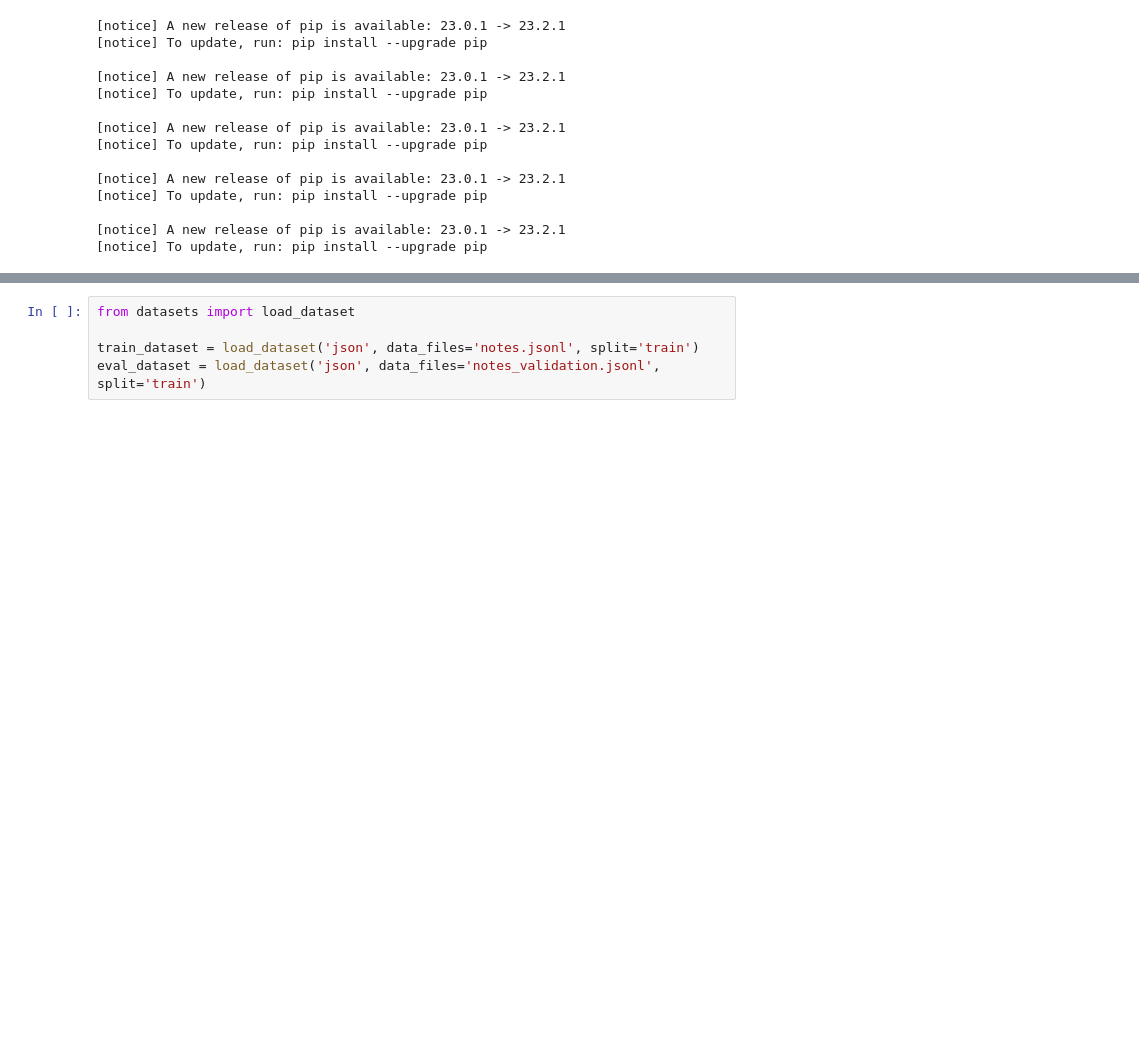
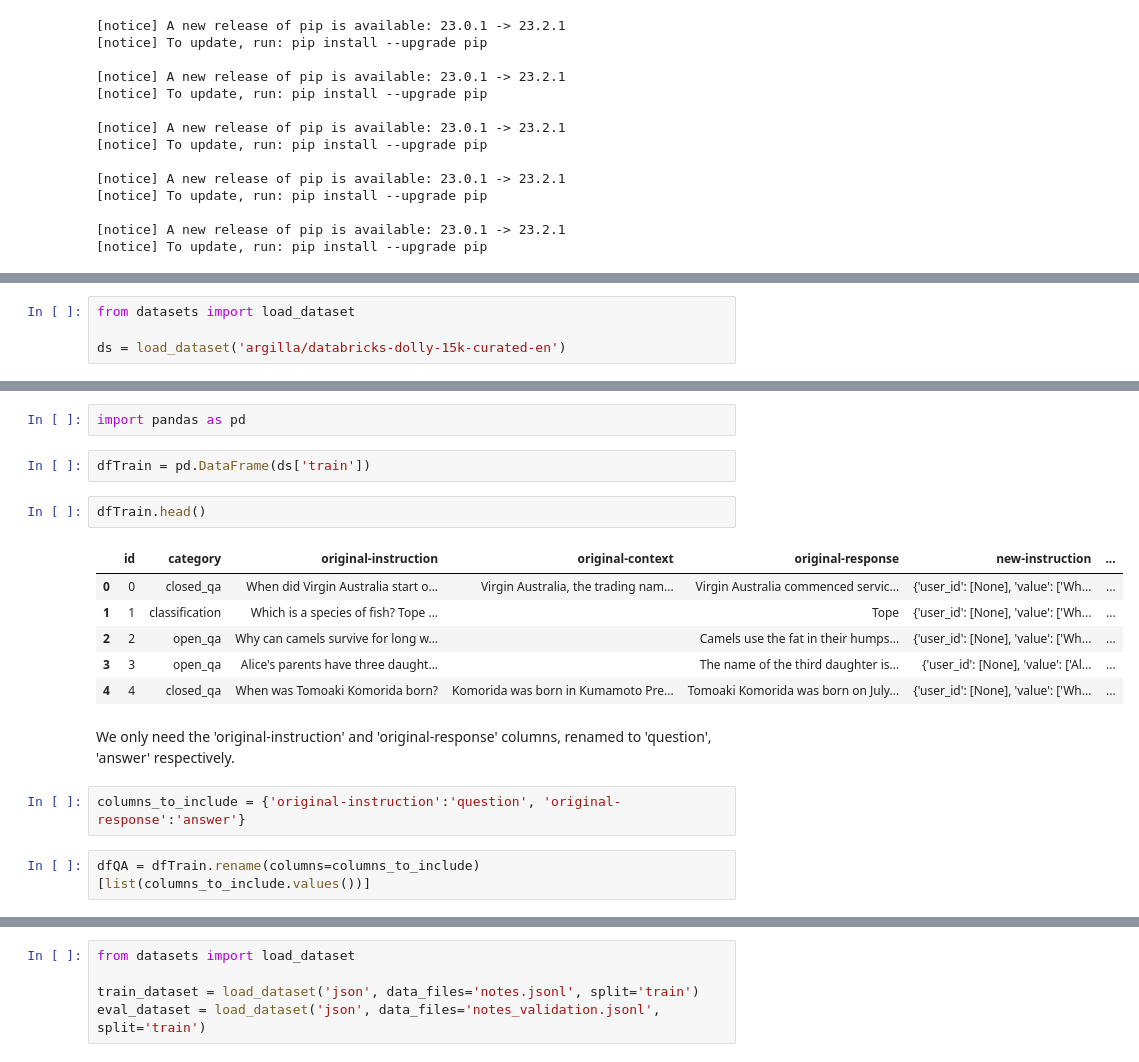
Before and after one commit to rkaunismaa/LLaMa2_PlayGround, a Jupyter notebook: Mistral/mistral-finetune-own-data.ipynb, the cells around one changed output, grey strips where cells are left out. Saved outputs shown, nothing was run; the diff lists cells and outputs as text; blank space fills up the shorter version.

```diff
--- a/Mistral/mistral-finetune-own-data.ipynb
+++ b/Mistral/mistral-finetune-own-data.ipynb
@@ -96,0 +156,4 @@ Note: You can connect your cloud credits (AWS or GCP) by clicking "Org: " on the
+# %%
+from datasets import load_dataset
+
+ds = load_dataset('argilla/databricks-dolly-15k-curated-en')
@@ -96,0 +167,19 @@ Note: You can connect your cloud credits (AWS or GCP) by clicking "Org: " on the
+# %%
+import pandas as pd
+# %%
+dfTrain = pd.DataFrame(ds['train'])
+# %%
+dfTrain.head()
+# %% [output]
+|  | id | category | original-instruction | original-context | original-response | new-instruction | ... |
+| 0 | 0 | closed_qa | When did Virgin Australia start o... | Virgin Australia, the trading nam... | Virgin Australia commenced servic... | {'user_id': [None], 'value': ['Wh... | ... |
+| 1 | 1 | classification | Which is a species of fish? Tope ... |  | Tope | {'user_id': [None], 'value': ['Wh... | ... |
+| 2 | 2 | open_qa | Why can camels survive for long w... |  | Camels use the fat in their humps... | {'user_id': [None], 'value': ['Wh... | ... |
+| 3 | 3 | open_qa | Alice's parents have three daught... |  | The name of the third daughter is... | {'user_id': [None], 'value': ['Al... | ... |
+| 4 | 4 | closed_qa | When was Tomoaki Komorida born? | Komorida was born in Kumamoto Pre... | Tomoaki Komorida was born on July... | {'user_id': [None], 'value': ['Wh... | ... |
+# %% [markdown]
+We only need the 'original-instruction' and 'original-response' columns, renamed to 'question', 'answer' respectively.
+# %%
+columns_to_include = {'original-instruction':'question', 'original-response':'answer'}
+# %%
+dfQA = dfTrain.rename(columns=columns_to_include)[list(columns_to_include.values())]
```
Also changed, not shown: parts of 9 cells of this notebook, 4 other files.
